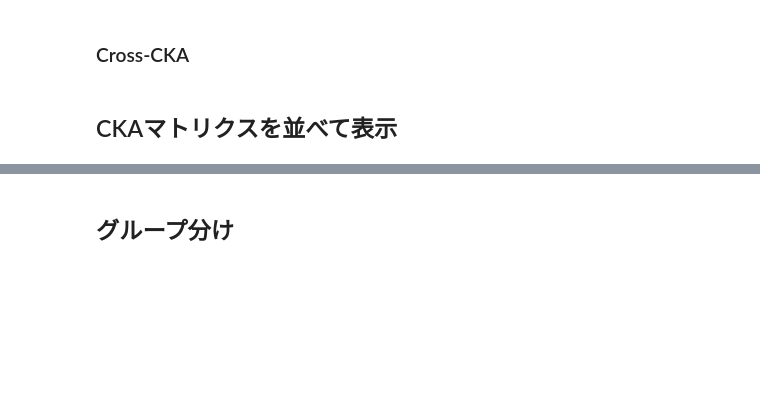
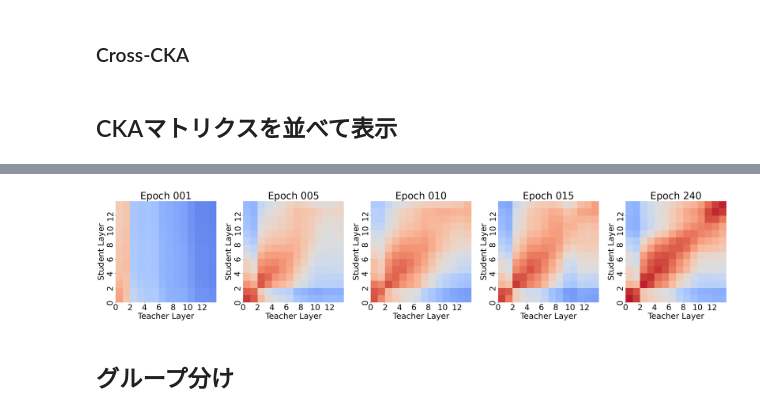
Before and after one commit to Komatsunabok/strkd0928, a Jupyter notebook: visualize/viz_ckaMtrics.ipynb, the cells around one changed output, grey strips where cells are left out. Saved outputs shown, nothing was run; the diff lists cells and outputs as text; code cells hidden in the pictures; blank space fills up the shorter version.

```diff
--- a/visualize/viz_ckaMtrics.ipynb
+++ b/visualize/viz_ckaMtrics.ipynb
@@ -651,13 +635,14 @@ import re
 #     ],
 # }
 
-model_name_t = "vgg16_bn-cifar100-trial_0-epochs_240-bs_64-20251014_162623"
-
+# model_name = "vgg16_bn-cifar100-trial_0-epochs_240-bs_64-20251014_162623"
 model_name = "S_vgg16_bn_half-T_vgg16_bn-cifar100-trial_0-epochs_240-bs_64-kd-cls_1.0-div_1.0-beta_100.0-20251127_090028"
 # model_name = "S_vgg16_bn_half-T_vgg16_bn-cifar100-trial_0-epochs_240-bs_64-ckad-cls_1.0-div_1.0-beta_100.0-20251126_171737"
-# model_name = "S_vgg8_bn-T_vgg16_bn-cifar100-trial_0-epochs_240-bs_64-ckad-cls_1.0-div_1.0-beta_100.0-20251126_201340"
-model_name = "S_resnet14-T_resnet14x2-cifar100-trial_0-epochs_240-bs_64-kd-cls_1.0-div_1.0-beta_100.0-20251128_085005"
-# model_name = "S_resnet14-T_resnet14x2-cifar100-trial_0-epochs_240-bs_64-ckad-cls_1.0-div_1.0-beta_100.0-20251128_093142"
+# model_name = "S_vgg8_bn-T_vgg16_bn-cifar100-trial_0-epochs_240-bs_64-ckad-cls_1.0-div_1.0-beta_100.0-20251127_105129"
+
+# model_name = "resnet14x2-cifar100-trial_0-epochs_240-bs_64-20251128_013110"
+# model_name = "S_resnet14-T_resnet14x2-cifar100-trial_0-epochs_240-bs_64-kd-cls_1.0-div_1.0-beta_100.0-20251129_193224"
+# model_name = "S_resnet14-T_resnet14x2-cifar100-trial_0-epochs_240-bs_64-ckad-cls_1.0-div_1.0-beta_100.0-20251129_204735"
 # %%
 feat_lists = []
 titles = []
@@ -689,15 +676,17 @@ titles.append("Final")
 # %%
 plot_cka_list(
     feat_lists,
     titles=titles,
     max_cols=6,
     tick_step=2,
     layer_names=( [f"{i}" for i in range(num_student_layers)],
                   [f"{i}" for i in range(num_teacher_layers)] ),
     cbar=False,
-    figsize_per_plot=(4, 4.5)
+    figsize_per_plot=(8, 9)
     # figsize_per_plot=(8, 4.5)
 )
+# %% [output]
+[figure, added]
 # %%
 import os
 import re
```
Also changed, not shown: parts of 9 cells of this notebook, 4 other files.
